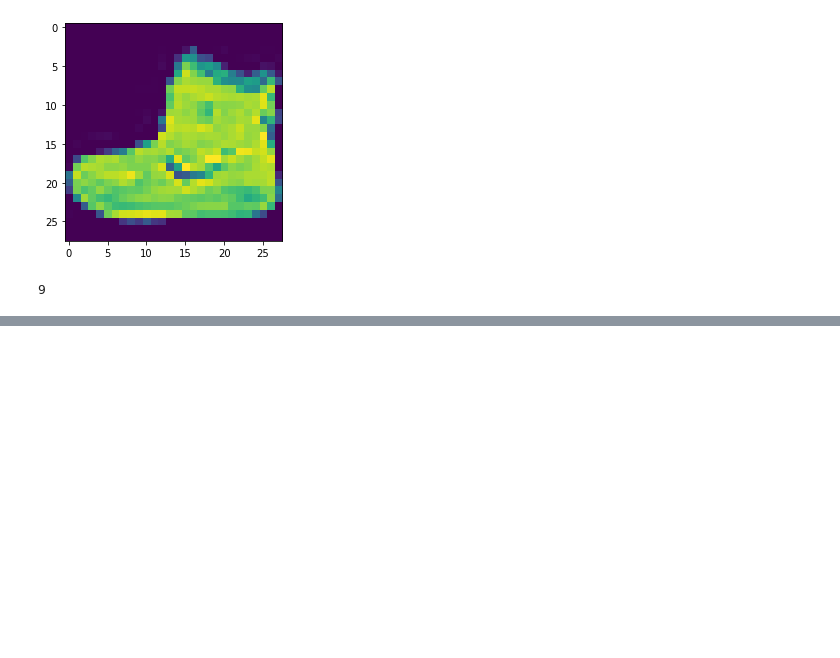
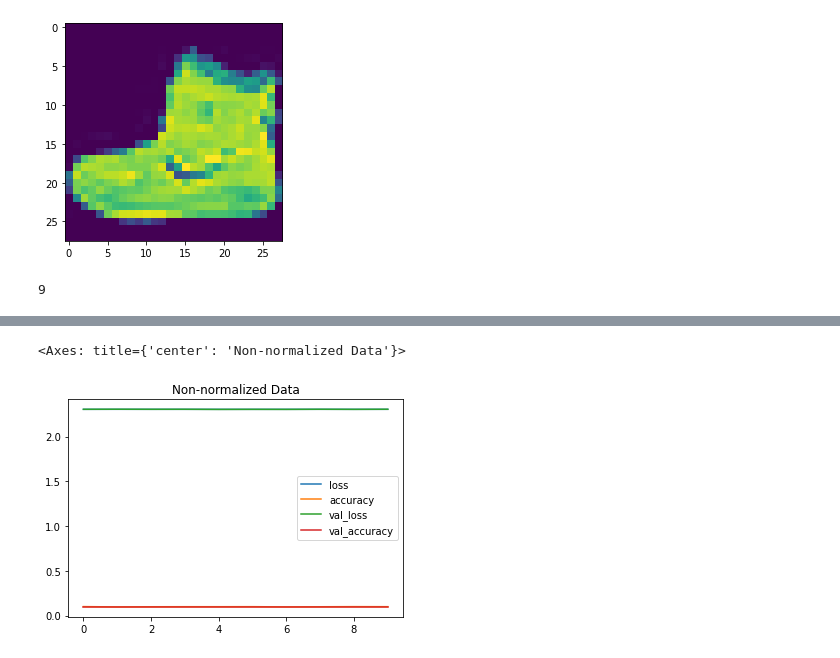
Before and after one commit to Kaushal-Top5699/classification_NN_tensorflow, a Jupyter notebook: classification_NN_tensorflow.ipynb, the cells around one changed output, grey strips where cells are left out. Saved outputs shown, nothing was run; the diff lists cells and outputs as text; code cells hidden in the pictures; blank space fills up the shorter version.

Commit message:
model_11 built.

```diff
--- a/classification_NN_tensorflow.ipynb
+++ b/classification_NN_tensorflow.ipynb
@@ -941,0 +979,16 @@ train_labels[0]
+# %%
+# Now that we have our data ready, lets build our model.
+tf.random.set_seed(42)
+
+model_11 = tf.keras.Sequential([
+    tf.keras.layers.Flatten(input_shape = (28, 28)), # Data needs to flattened from 28 x 28 to (None, 784). 28 x 28 = 784
+    tf.keras.layers.Dense(4, activation = "relu"),
+    tf.keras.layers.Dense(4, activation = "relu"),
+    tf.keras.layers.Dense(10, activation = "softmax")
+])
+
+model_11.compile(loss = tf.keras.losses.SparseCategoricalCrossentropy(), # If labels are one-hot encoded then use "CategoricalCrossentropy()"
+                 optimizer = tf.keras.optimizers.Adam(learning_rate = 0.01),
+                 metrics = ["accuracy"])
+# %%
+history = model_11.fit(train_data, train_labels, epochs = 10, validation_data = (test_data, test_labels))
@@ -941,0 +1074,7 @@ train_labels[0]
+# %%
+# Compairing loss curves between both datas.
+import pandas as pd
+pd.DataFrame(history.history).plot(title = "Non-normalized Data")
+# %% [output]
+<Axes: title={'center': 'Non-normalized Data'}>
+[figure, added]
```
Also changed, not shown: parts of 12 cells of this notebook.
